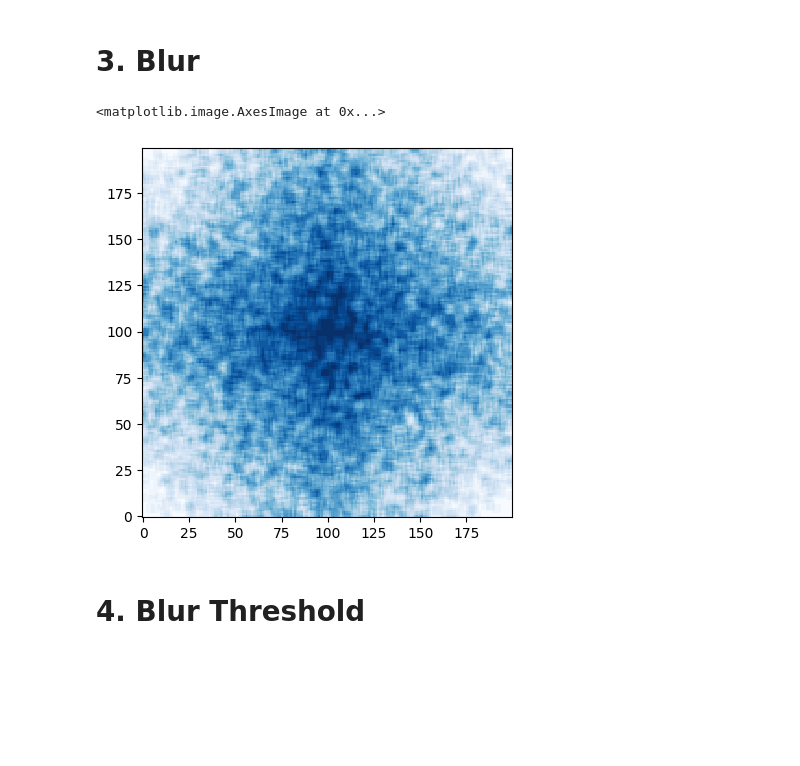
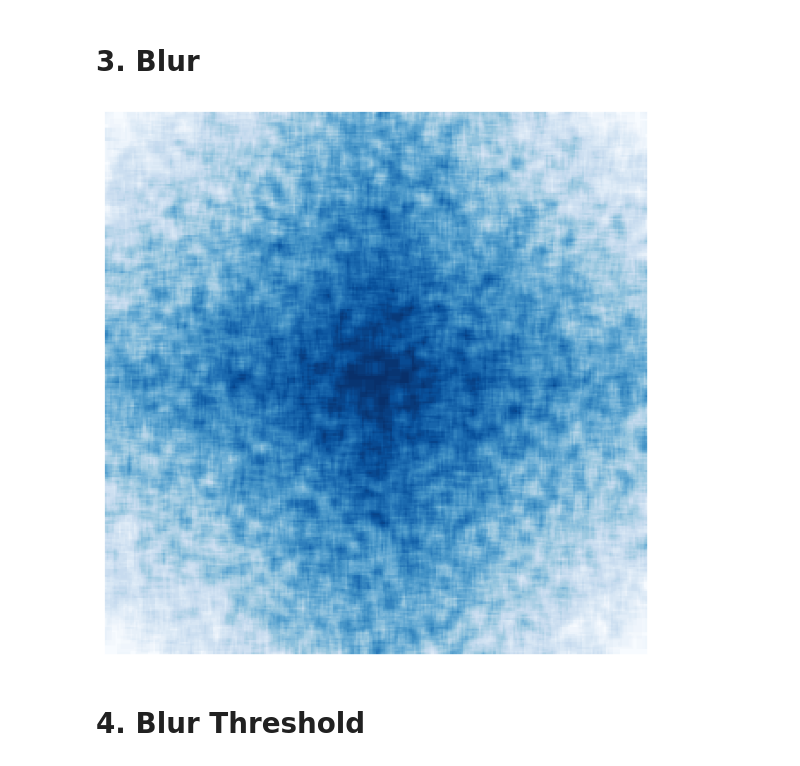
Before and after one commit to lucaswarwick02/untitled_farm_game, a Jupyter notebook: notebooks/island_generation.ipynb, the cells around one changed output. Saved outputs shown, nothing was run; the diff lists cells and outputs as text; code cells hidden in the pictures; blank space fills up the shorter version.

```diff
--- a/notebooks/island_generation.ipynb
+++ b/notebooks/island_generation.ipynb
@@ -52,30 +70,14 @@ plt.imshow(grid, cmap='Blues', interpolation='nearest', origin='lower')
 # %% [markdown]
 # 3. Blur
-# %%
-def get_neighbours(grid, x, y, offset=2):
-    neighbours = []
-    for n_x in range(x-offset, x+offset+1):
-        for n_y in range(y-offset, y+offset+1):
-            if n_x >= 0 and n_x < SIZE and n_y >= 0 and n_y < SIZE:
-                neighbours.append(grid[n_y, n_x])
-
-    return neighbours
-
-def blur(grid):
-    new_grid = np.zeros(shape=(SIZE, SIZE))
-
-    for y in range(SIZE):
-        for x in range(SIZE):
-            neighbours = get_neighbours(grid, x, y)
-            new_grid[y, x] = sum(neighbours) / len(neighbours)
-
-    return new_grid
-
-grid = blur(grid)
-
-plt.imshow(grid, cmap='Blues', interpolation='nearest', origin='lower')
-# %% [output]
-<matplotlib.image.AxesImage at 0x...>
-[figure, removed]
+# %%
+blurMap = np.zeros(shape=(IslandSize, IslandSize))
+for x in range(IslandSize):
+    for y in range(IslandSize):
+        neighbours = GetNeighbours(aliveMap, x, y, offset=3)
+        blurMap[x, y] = sum(neighbours) / len(neighbours)
+# %%
+imshow(blurMap)
+# %% [output]
+[figure, added]
 # %% [markdown]
 # 4. Blur Threshold
```
Also changed, not shown: parts of 19 cells of this notebook, 12 other files.
